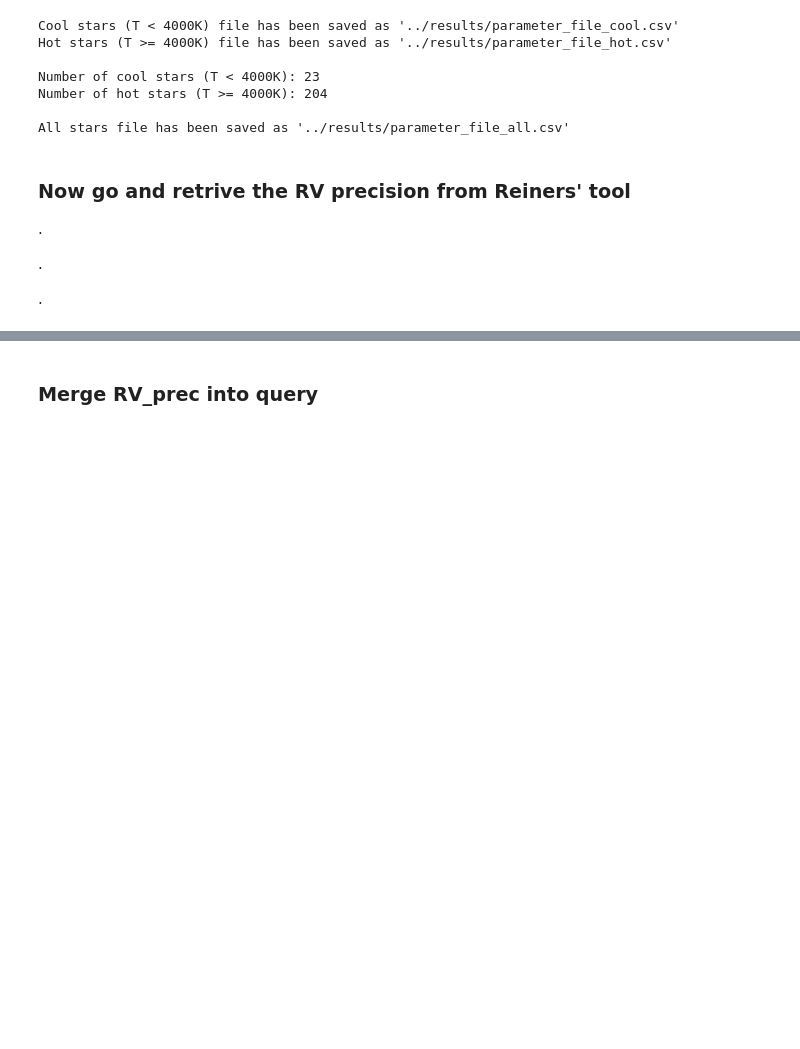
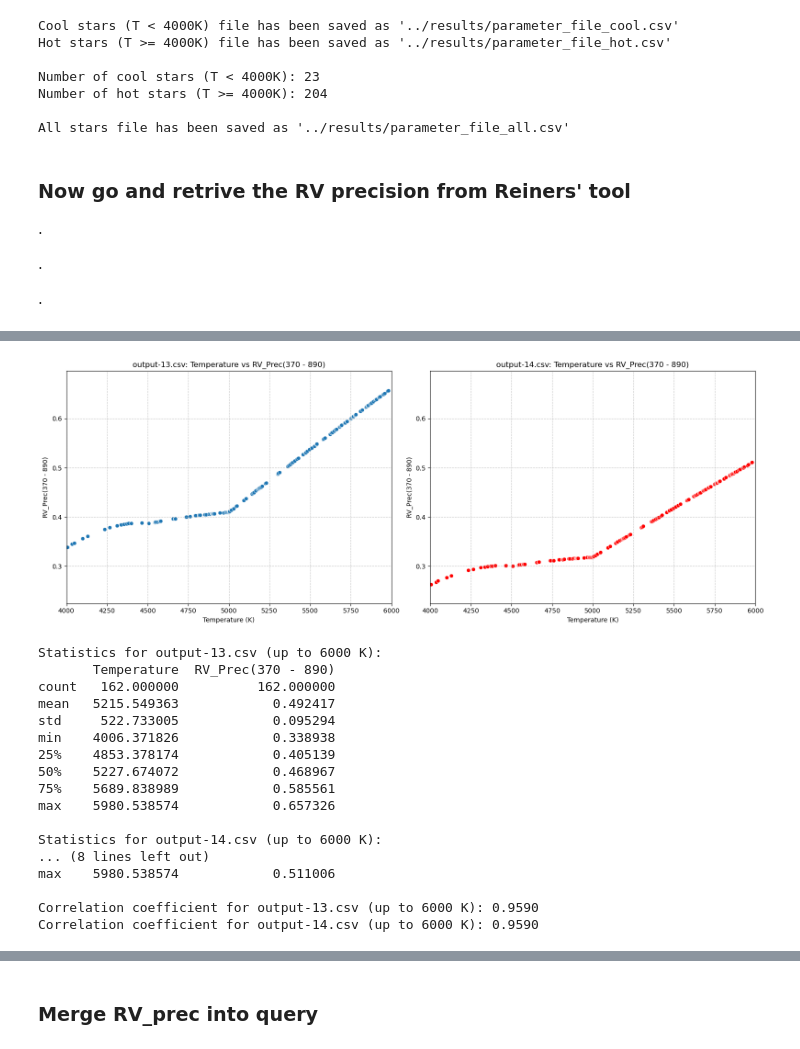
Before and after one commit to exoplanetsdk/2ES_target_selection, a Jupyter notebook: scripts/2ES_target_selection.ipynb, the cells around one changed output, grey strips where cells are left out. Saved outputs shown, nothing was run; the diff lists cells and outputs as text; code cells hidden in the pictures; blank space fills up the shorter version.

```diff
--- a/scripts/2ES_target_selection.ipynb
+++ b/scripts/2ES_target_selection.ipynb
@@ -1274,0 +1324,73 @@ All stars file has been saved as '../results/parameter_file_all.csv'
+# %%
+import pandas as pd
+import matplotlib.pyplot as plt
+import seaborn as sns
+
+# Read the CSV files
+df_13 = pd.read_csv('/Users/jinzhao/Downloads/output_t_obs_30.csv')
+df_14 = pd.read_csv('/Users/jinzhao/Downloads/output_SNR_100.csv')
+
+# Filter data up to 6000 K
+df_13_filtered = df_13[df_13['Temperature'] <= 6000]
+df_14_filtered = df_14[df_14['Temperature'] <= 6000]
+
+# Create a figure with two subplots
+fig, (ax1, ax2) = plt.subplots(1, 2, figsize=(16, 6))
+
+# Plot for output-13.csv
+sns.scatterplot(data=df_13_filtered, x='Temperature', y='RV_Prec(370 - 890)', ax=ax1)
+ax1.set_xlabel('Temperature (K)')
+ax1.set_ylabel('RV_Prec(370 - 890)')
+ax1.set_title('output-13.csv: Temperature vs RV_Prec(370 - 890)')
+ax1.grid(True, linestyle='--', alpha=0.7)
+ax1.set_xlim(4000, 6000)
+
+# Plot for output-14.csv
+sns.scatterplot(data=df_14_filtered, x='Temperature', y='RV_Prec(370 - 890)', ax=ax2, color='red')
+ax2.set_xlabel('Temperature (K)')
+ax2.set_ylabel('RV_Prec(370 - 890)')
+ax2.set_title('output-14.csv: Temperature vs RV_Prec(370 - 890)')
+ax2.grid(True, linestyle='--', alpha=0.7)
+ax2.set_xlim(4000, 6000)
+
+# Adjust y-axis limits to focus on the range of RV_Prec values
+y_min = min(df_13_filtered['RV_Prec(370 - 890)'].min(), df_14_filtered['RV_Prec(370 - 890)'].min())
+y_max = max(df_13_filtered['RV_Prec(370 - 890)'].max(), df_14_filtered['RV_Prec(370 - 890)'].max())
+y_range = y_max - y_min
+ax1.set_ylim(y_min - 0.1*y_range, y_max + 0.1*y_range)
+ax2.set_ylim(y_min - 0.1*y_range, y_max + 0.1*y_range)
+
+plt.tight_layout()
+plt.show()
+
+# Print basic statistics for filtered data
+print("\nStatistics for output-13.csv (up to 6000 K):")
+print(df_13_filtered[['Temperature', 'RV_Prec(370 - 890)']].describe())
+print("\nStatistics for output-14.csv (up to 6000 K):")
+print(df_14_filtered[['Temperature', 'RV_Prec(370 - 890)']].describe())
+
+# Calculate correlation coefficients for filtered data
+corr_13 = df_13_filtered['Temperature'].corr(df_13_filtered['RV_Prec(370 - 890)'])
+corr_14 = df_14_filtered['Temperature'].corr(df_14_filtered['RV_Prec(370 - 890)'])
+
+print(f"\nCorrelation coefficient for output-13.csv (up to 6000 K): {corr_13:.4f}")
+print(f"Correlation coefficient for output-14.csv (up to 6000 K): {corr_14:.4f}")
+# %% [output]
+[figure, added]
+Statistics for output-13.csv (up to 6000 K):
+       Temperature  RV_Prec(370 - 890)
+count   162.000000          162.000000
+mean   5215.549363            0.492417
+std     522.733005            0.095294
+min    4006.371826            0.338938
+25%    4853.378174            0.405139
+50%    5227.674072            0.468967
+75%    5689.838989            0.585561
+max    5980.538574            0.657326
+
+Statistics for output-14.csv (up to 6000 K):
+... (8 lines left out)
+max    5980.538574            0.511006
+
+Correlation coefficient for output-13.csv (up to 6000 K): 0.9590
+Correlation coefficient for output-14.csv (up to 6000 K): 0.9590
```
Also changed, not shown: parts of 11 cells of this notebook, 39 other files.
